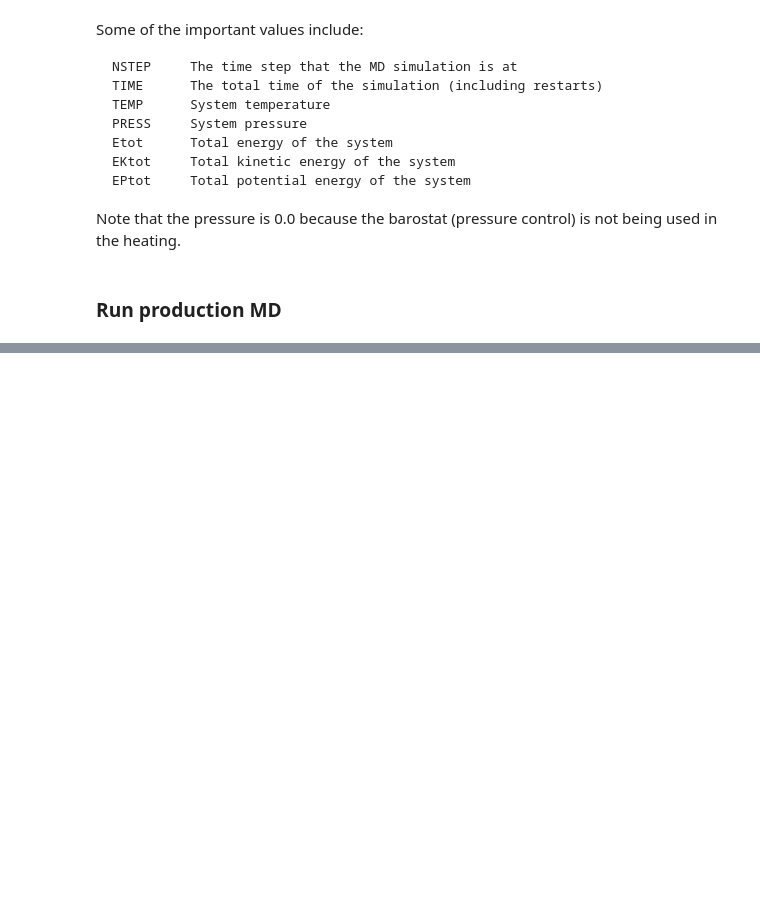
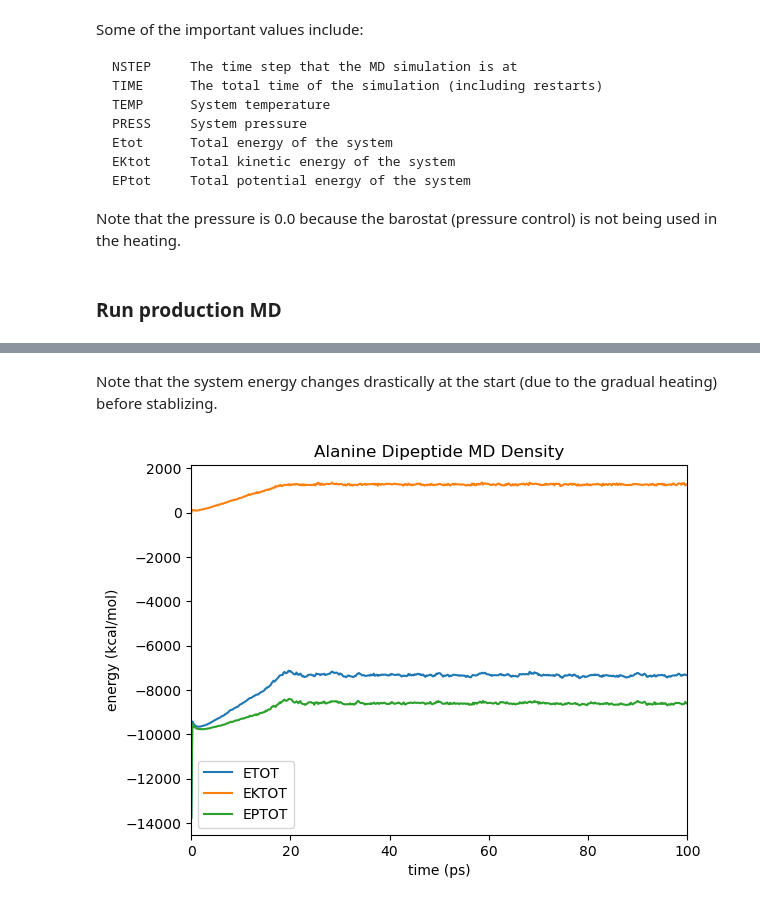
Before and after one commit to jeremyleung521/drug-design2025, a Jupyter notebook: alanine-dipeptide/DiAla_Tut.ipynb, the cells around one changed output, grey strips where cells are left out. Cells and saved outputs as stored; diff of their text form; code cells hidden in the pictures; blank space fills up the shorter version.

```diff
--- a/alanine-dipeptide/DiAla_Tut.ipynb
+++ b/alanine-dipeptide/DiAla_Tut.ipynb
@@ -775,0 +521,19 @@ exists('./w_crawl/crawl.h5')
+# %% [markdown]
+Note that the system energy changes drastically at the start (due to the gradual heating) before stablizing.
+# %%
+import matplotlib as mpl
+import matplotlib.pyplot as plt
+import numpy as np
+etot = np.loadtxt('ANALYSIS/summary.ETOT')
+ektot = np.loadtxt('ANALYSIS/summary.EKTOT')
+eptot = np.loadtxt('ANALYSIS/summary.EPTOT')
+
+for y, label in zip([etot[:,1], ektot[:,1], eptot[:,1]],['ETOT', 'EKTOT', 'EPTOT']) :
+    plt.plot(etot[:,0], y, label=label)
+plt.title('Alanine Dipeptide MD Density')
+plt.ylabel('energy (kcal/mol)')
+plt.xlabel('time (ps)')
+plt.legend()
+plt.xlim(0, 100);
+# %% [output]
+[figure, added]
```
Also changed, not shown: parts of 63 cells of this notebook.
